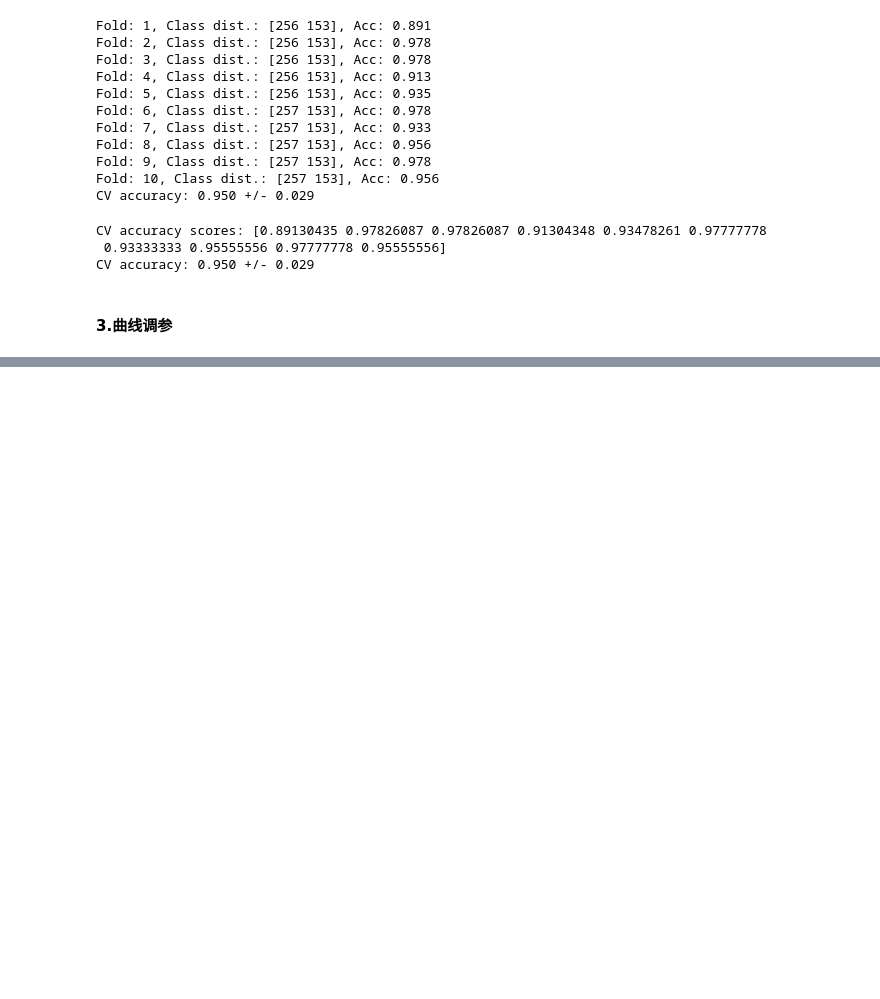
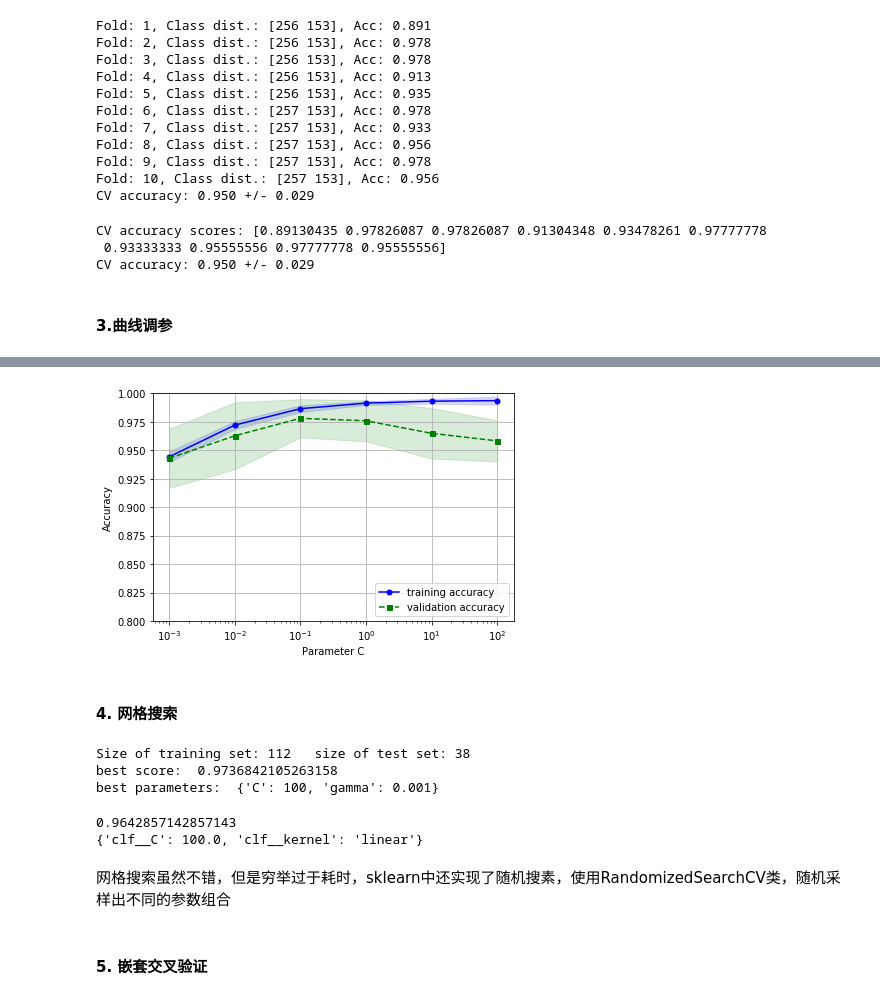
Before and after one commit to jobsjiang/machine-learning, a Jupyter notebook: daily_code/7.machine learning模型评估与调参.ipynb, the cells around one changed output, grey strips where cells are left out. Drawn from its saved outputs; the diff is of its cells as text; code cells hidden in the pictures; blank space fills up the shorter version.

```diff
--- a/daily_code/7.machine learning模型评估与调参.ipynb
+++ b/daily_code/7.machine learning模型评估与调参.ipynb
@@ -101,0 +143,75 @@ CV accuracy: 0.950 +/- 0.029
+# %%
+# 绘制验证曲线得到超参和准确率关系
+from sklearn.model_selection import validation_curve
+param_range = [0.001, 0.01, 0.1, 1.0, 10.0, 100.0]
+train_scores, test_scores = validation_curve(
+    estimator=pipe_lr, X=X_train, y=y_train, param_name='clf__C', param_range=param_range, cv=10)
+train_mean = np.mean(train_scores, axis=1)
+train_std = np.std(train_scores, axis=1)
+test_mean = np.mean(test_scores, axis=1)
+test_std = np.std(test_scores, axis=1)
+plt.plot(param_range, train_mean, color='blue', marker='o',
+         markersize=5, label='training accuracy')
+plt.fill_between(param_range, train_mean + train_std,
+                 train_mean - train_std, alpha=0.15, color='blue')
+plt.plot(param_range, test_mean, color='green', linestyle='--',
+         marker='s', markersize=5, label='validation accuracy')
+plt.fill_between(param_range, test_mean + test_std,
+                 test_mean - test_std, alpha=0.15, color='green')
+plt.grid()
+plt.xscale('log')
+plt.legend(loc='lower right')
+plt.xlabel('Parameter C')
+plt.ylabel('Accuracy')
+plt.ylim([0.8, 1.0])
+plt.tight_layout()
+plt.show()
+# %% [output]
+[figure, added]
+# %% [markdown]
+#### 4. 网格搜索
+# %%
+# 4.1 两层for循环暴力检索
+# naive grid search implementation
+from sklearn.datasets import load_iris
+from sklearn.svm import SVC
+from sklearn.model_selection import train_test_split
+iris = load_iris()
+X_train, X_test, y_train, y_test = train_test_split(iris.data, iris.target, random_state=0)
+print("Size of training set: %d   size of test set: %d" % (X_train.shape[0], X_test.shape[0]))
+best_score = 0
+for gamma in [0.001, 0.01, 0.1, 1, 10, 100]:
+    for C in [0.001, 0.01, 0.1, 1, 10, 100]:
+        svm = SVC(gamma=gamma,C=C)
+        svm.fit(X_train,y_train)
+        score = svm.score(X_test,y_test)
+        if score > best_score:
+            best_score = score
+            best_parameters = {'C':C,'gamma':gamma}
+print("best score: ", best_score)
+print("best parameters: ", best_parameters)
+# %% [output]
+Size of training set: 112   size of test set: 38
+best score:  0.9736842105263158
+best parameters:  {'C': 100, 'gamma': 0.001}
+# %%
+# 4.2 构建字典暴力检索
+from sklearn.svm import SVC
+from sklearn.grid_search import GridSearchCV
+pipe_svc = Pipeline([
+    ('scl', StandardScaler()),
+    ('clf', SVC(random_state=1))
+])
+param_range = [0.0001, 0.001, 0.01, 0.1, 1.0, 10.0, 100.0, 1000.0]
+param_grid = [{'clf__C': param_range,'clf__kernel': ['linear']},{'clf__C': param_range,'clf__gamma': param_range,'clf__kernel': ['rbf']}]
+gs = GridSearchCV(estimator=pipe_svc,param_grid=param_grid,scoring='accuracy',cv=10,n_jobs=-1)
+gs = gs.fit(X_train, y_train)
+print(gs.best_score_)
+print(gs.best_params_)
+# %% [output]
+0.9642857142857143
+{'clf__C': 100.0, 'clf__kernel': 'linear'}
+# %% [markdown]
+网格搜索虽然不错，但是穷举过于耗时，sklearn中还实现了随机搜素，使用RandomizedSearchCV类，随机采样出不同的参数组合
+# %% [markdown]
+#### 5. 嵌套交叉验证
```
Also changed, not shown: parts of 12 cells of this notebook.
